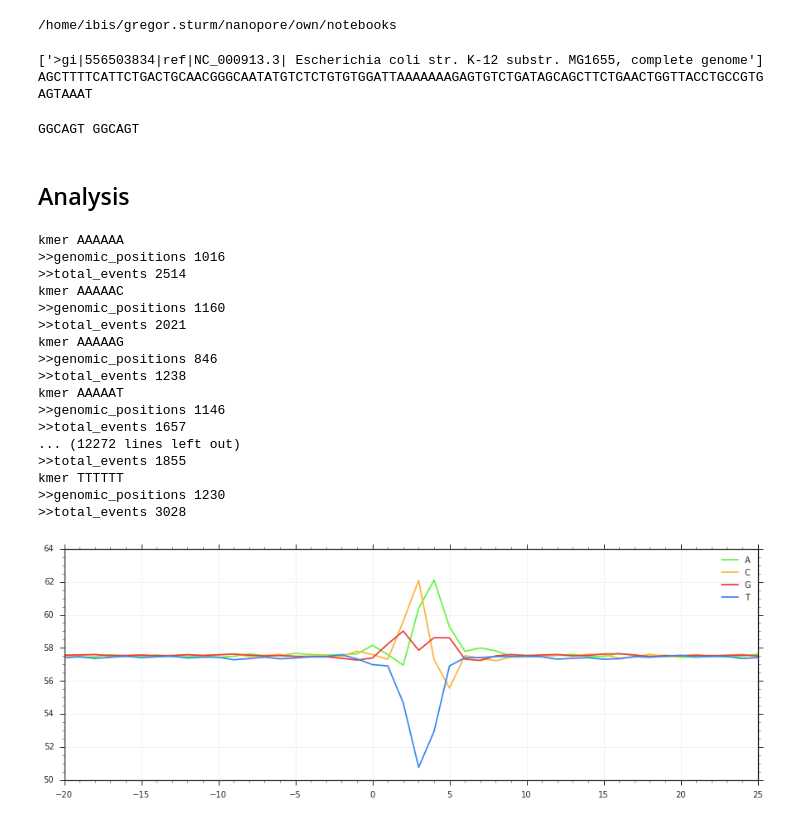
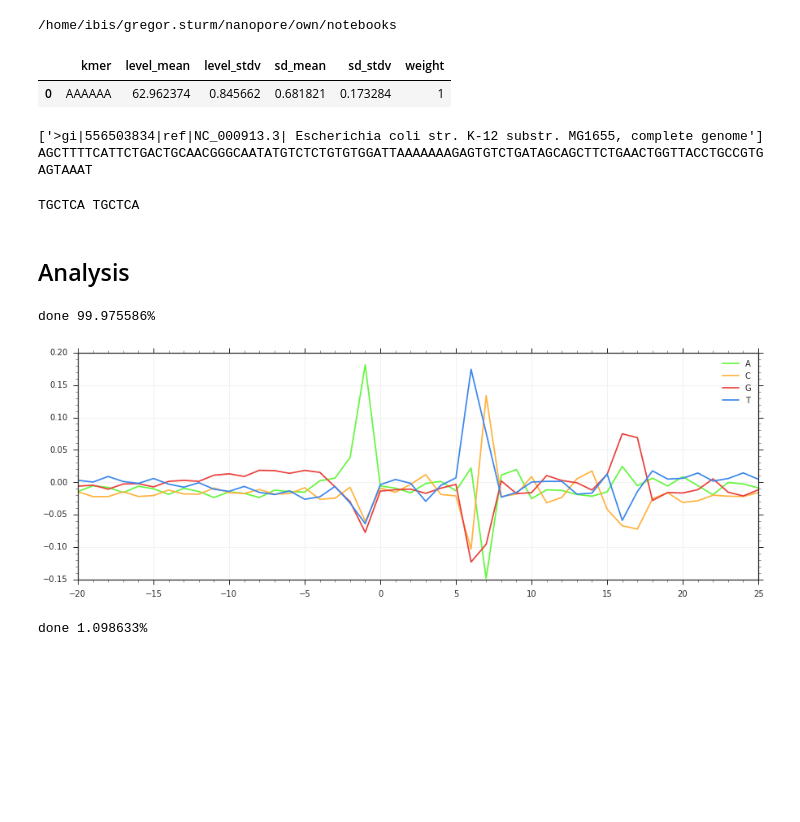
Before and after one commit to grst/nanopore-notebooks, a Jupyter notebook: 05_MAP006-basecaller/context_analysis/6mers-positional-difference-linechart-Copy2.ipynb, the cells around one changed output. Cells and saved outputs as stored; diff of their text form; code cells hidden in the pictures; blank space fills up the shorter version.

Commit message:
done context analysis. need to clean up code

```diff
--- a/05_MAP006-basecaller/context_analysis/6mers-positional-difference-linechart-Copy2.ipynb
+++ b/05_MAP006-basecaller/context_analysis/6mers-positional-difference-linechart-Copy2.ipynb
@@ -28,6 +29,8 @@ matplotlib.rcParams.update({'font.size': 16})
 args = {
     "true_events": "/home/ibis/gregor.sturm/nanopore/own/notebooks/05_MAP006-basecaller/loman006-1_5000.alignment_true_events.pickle",
      "ref": "/home/ibis/gregor.sturm/nanopore/NanoporeData/PublicData/LomanLab_MAP-006/ecoli_mg1655.fa",
+    "model" : "/home/ibis/gregor.sturm/nanopore/own/notebooks/05_MAP006-basecaller/loman006-1.model.computed.pickle",
+    "ncores" : 24
 #     "ref": "/home/sturm/Downloads/lambda_ref.fasta"
 }
 # %%
@@ -40,6 +43,14 @@ MEAN = 59
 /home/ibis/gregor.sturm/nanopore/own/notebooks
 # %%
 true_events = pickle.load(open(args["true_events"], 'rb'))
+# %%
+HMM_PARAMS = pickle.load(open(args["model"], 'rb'))
+HMM_PARAMS = HMM_PARAMS["/opt/chimaera/model/r7.3_e6_70bps_6mer/template_median68pA.model"]
+# %%
+HMM_PARAMS[HMM_PARAMS["kmer"] == "AAAAAA"]
+# %% [output]
+|  | kmer | level_mean | level_stdv | sd_mean | sd_stdv | weight |
+| 0 | AAAAAA | 62.962374 | 0.845662 | 0.681821 | 0.173284 | 1 |
 # %%
 ref = load_ref(args["ref"])
 # %% [output]
@@ -79,7 +90,7 @@ assert (get_context_before(test_event, 20)
         + get_context_after(test_event, 20)) == (
     _get_context(test_event, -20, 26))
 # %% [output]
-GGCAGT GGCAGT
+TGCTCA TGCTCA
 # %% [markdown]
 ## Analysis
 # %%
@@ -87,7 +98,7 @@ all_kmers = mk_kmer_dict(NMER)
 ev_map = mk_event_map(true_events, all_kmers)
 # %%
 def prepare_events(kmer):
-    template_events = [ev for ev in ev_map[kmer] if not np.isnan(ev["mean"])]
+    template_events = [ev for ev in ev_map[kmer] if not np.isnan(ev["template.mean"])]
     template_events = [ev for ev in template_events if
                    ev["ref_position"] > CONTEXT+NMER+1 and ev["ref_position"] < len(ref)-CONTEXT-NMER-1]
     print("kmer {0}".format(kmer))
@@ -95,25 +106,29 @@ def prepare_events(kmer):
     print(">>total_events {0}".format(len(template_events)))
     return template_events
 # %%
+%%capture
 template_events = [prepare_events(kmer) for kmer in all_kmers]
-# %% [output]
-kmer AAAAAA
->>genomic_positions 1016
->>total_events 2514
-kmer AAAAAC
->>genomic_positions 1160
->>total_events 2021
-kmer AAAAAG
->>genomic_positions 846
->>total_events 1238
-kmer AAAAAT
->>genomic_positions 1146
->>total_events 1657
-... (12272 lines left out)
->>total_events 1855
-kmer TTTTTT
->>genomic_positions 1230
->>total_events 3028
 # %%
 context = (-20, 26)
 context_buckets = [{nt: [] for nt in NTS} for _ in range(*context)]
+# %%
+for k, kmer_evs in enumerate(template_events):
+    if len(kmer_evs) == 0: continue
+    param_mean = float(HMM_PARAMS[HMM_PARAMS["kmer"] == kmer_evs[0]["kmer"]]["level_mean"])
+    for ev in kmer_evs:
+        nt_context = _get_context(ev, *context)
+        for i, pos in enumerate(range(*context)):
+            diff = ev["template.mean"] - param_mean
+            if not np.isnan(diff):
+                context_buckets[i][nt_context[i]].append(diff)
+    sys.stdout.write("\rdone {0:%}".format(k/len(template_events)))
+# %% [output]
+done 99.975586%
+# %%
+fig, ax = subplots(figsize=(15, 5))
+for nt in NTS:
+    ax.plot(range(*context), [median(pos[nt]) for pos in context_buckets], color=NT_COLORS[nt], label=nt)
+ax.legend()
+ax.minorticks_on()
+# %% [output]
+[figure, added]
@@ -120,14 +138,18 @@ context_buckets = [{nt: [] for nt in NTS} for _ in range(*context)]
 # %%
-for kmer_evs in template_events:
+for i, kmer_evs in enumerate(template_events):
+    if len(kmer_evs) == 0: continue
     for ev in kmer_evs:
         nt_context = _get_context(ev, *context)
         for i, pos in enumerate(range(*context)):
-            context_buckets[i][nt_context[i]].append(ev["mean"])
+            diff = ev["template.end"] - ev["template.start"]
+            if not np.isnan(diff):
+                context_buckets[i][nt_context[i]].append(diff)
+    sys.stdout.write("\rdone {0:%}".format(i/len(template_events)))
+# %% [output]
+done 1.098633%
 # %%
 fig, ax = subplots(figsize=(15, 5))
 for nt in NTS:
-    ax.plot(range(*context), [mean(pos[nt]) for pos in context_buckets], color=NT_COLORS[nt], label=nt)
+    ax.plot(range(*context), [median(pos[nt]) for pos in context_buckets], color=NT_COLORS[nt], label=nt)
 ax.legend()
 ax.minorticks_on()
-# %% [output]
-[figure, removed]
```
Also changed, not shown: parts of 2 cells of this notebook, 5 other files.
